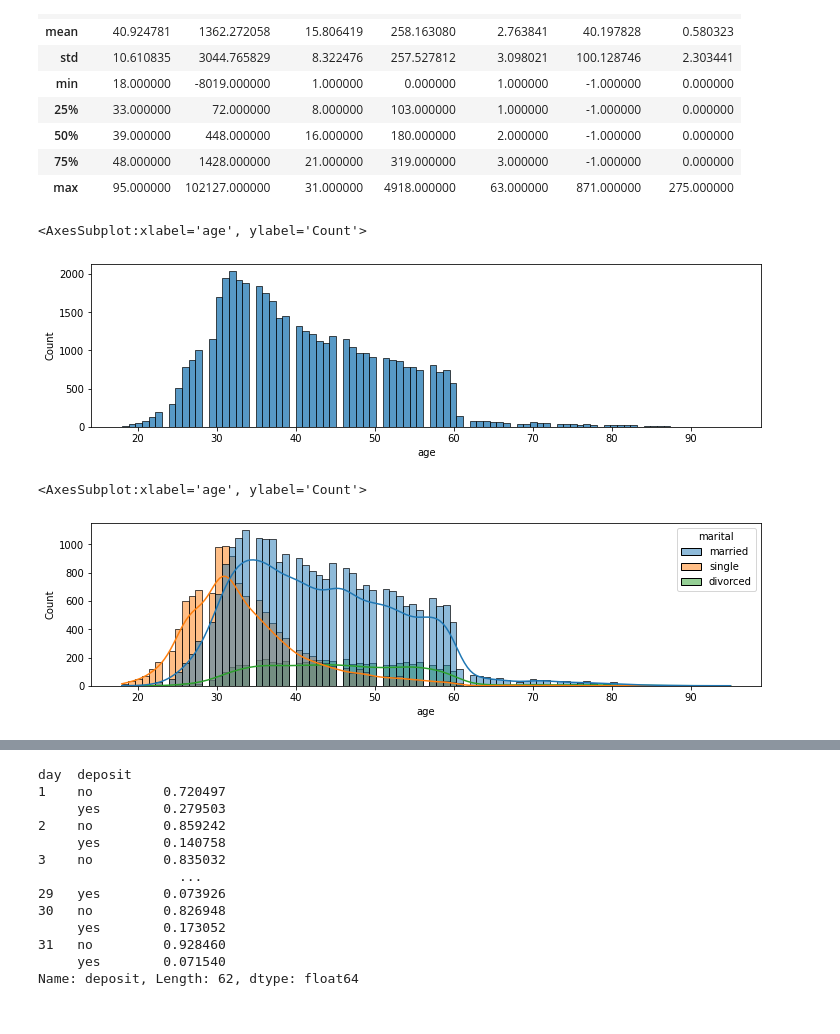
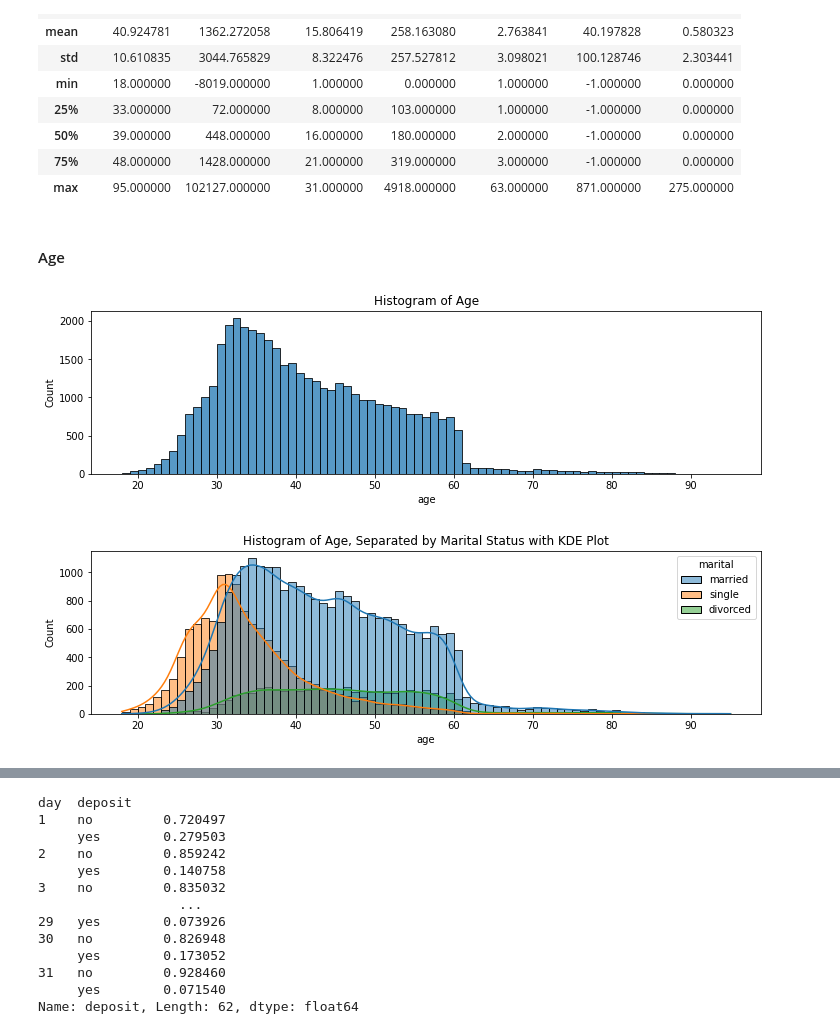
Before and after one commit to sfreagin/ADS_500B_project, a Jupyter notebook: group_project/EDA1.ipynb, the cells around one changed output, grey strips where cells are left out. Drawn from its saved outputs; the diff is of its cells as text; code cells hidden in the pictures.

Commit message:
adding images, word doc, more EDA

```diff
--- a/group_project/EDA1.ipynb
+++ b/group_project/EDA1.ipynb
@@ -27,16 +29,20 @@ bank_main_df.describe()
 | 50% | 39.000000 | 448.000000 | 16.000000 | 180.000000 | 2.000000 | -1.000000 | 0.000000 |
 | 75% | 48.000000 | 1428.000000 | 21.000000 | 319.000000 | 3.000000 | -1.000000 | 0.000000 |
 | max | 95.000000 | 102127.000000 | 31.000000 | 4918.000000 | 63.000000 | 871.000000 | 275.000000 |
+# %% [markdown]
+#### Age
 # %%
 #what's with the gaps?
 plt.figure(figsize=(12,3))
-sns.histplot(data=bank_main_df,x='age')
+sns.histplot(data=bank_main_df,x='age',bins=(95-18))
+plt.title("Histogram of Age")
+plt.savefig('Images/age_histogram.png');
 # %% [output]
-<AxesSubplot:xlabel='age', ylabel='Count'>
-[figure, old version]
+[figure, new version]
 # %%
 plt.figure(figsize=(12,3))
-sns.histplot(data=bank_main_df,x='age',hue='marital',kde=True)
+sns.histplot(data=bank_main_df,x='age',bins=(95-18),hue='marital',kde=True)
+plt.title('Histogram of Age, Separated by Marital Status with KDE Plot')
+plt.savefig('Images/age_histogram_kde_marital.png');
 # %% [output]
-<AxesSubplot:xlabel='age', ylabel='Count'>
-[figure, old version]
+[figure, new version]
```
Also changed, not shown: parts of 47 cells of this notebook, 26 other files.
